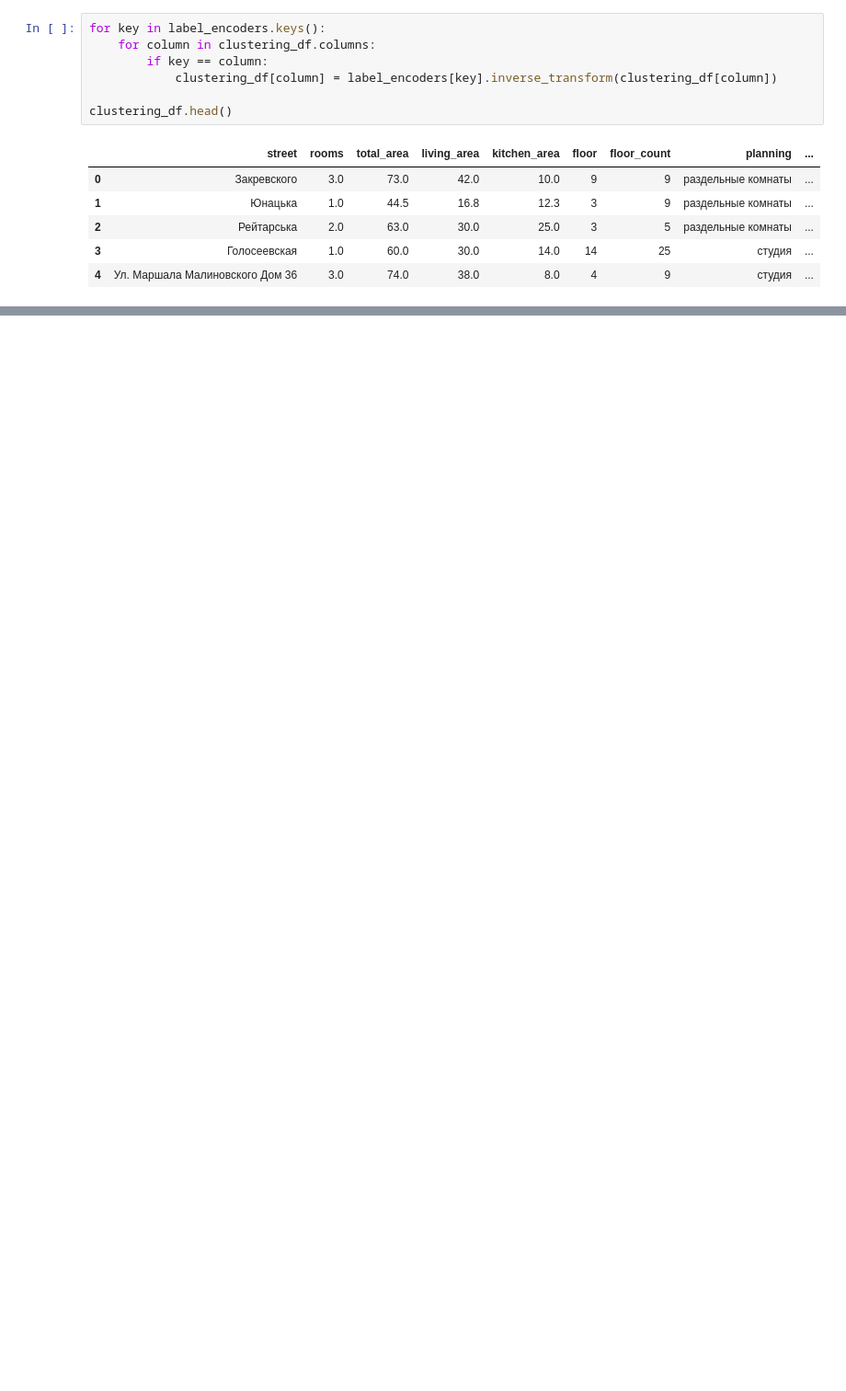
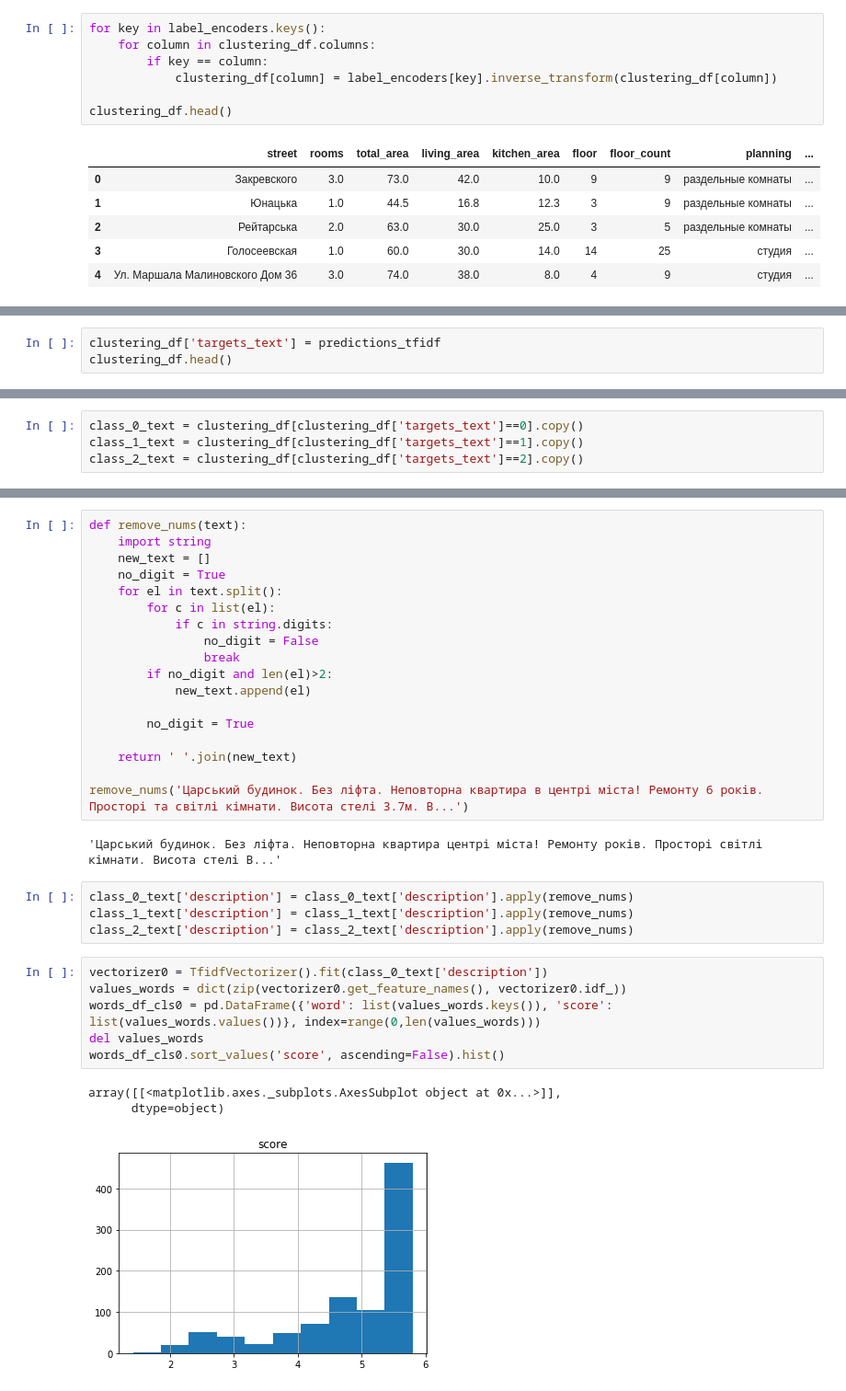
Before and after one commit to witcher346/Data-Science-Notebooks, a Jupyter notebook: Exploring_mesto_ua_dataset.ipynb, the cells around one changed output, grey strips where cells are left out. Shown at 92% size. Drawn from its saved outputs; the diff is of its cells as text; blank space fills up the shorter version.

Commit message:
Word exploration in 3 classes

```diff
--- a/Exploring_mesto_ua_dataset.ipynb
+++ b/Exploring_mesto_ua_dataset.ipynb
@@ -456,0 +471,3 @@ class_1.head(15)
+# %%
+clustering_df['targets_text'] = predictions_tfidf
+clustering_df.head()
@@ -456,0 +481,4 @@ class_1.head(15)
+# %%
+class_0_text = clustering_df[clustering_df['targets_text']==0].copy()
+class_1_text = clustering_df[clustering_df['targets_text']==1].copy()
+class_2_text = clustering_df[clustering_df['targets_text']==2].copy()
@@ -456,0 +528,34 @@ class_1.head(15)
+# %%
+def remove_nums(text):
+    import string
+    new_text = []
+    no_digit = True
+    for el in text.split():
+        for c in list(el):
+            if c in string.digits:
+                no_digit = False
+                break
+        if no_digit and len(el)>2:
+            new_text.append(el)
+
+        no_digit = True
+
+    return ' '.join(new_text)
+
+remove_nums('Царський будинок. Без ліфта. Неповторна квартира в центрі міста! Ремонту 6 років. Просторі та світлі кімнати. Висота стелі 3.7м. В...')
+# %% [output]
+'Царський будинок. Без ліфта. Неповторна квартира центрі міста! Ремонту років. Просторі світлі кімнати. Висота стелі В...'
+# %%
+class_0_text['description'] = class_0_text['description'].apply(remove_nums)
+class_1_text['description'] = class_1_text['description'].apply(remove_nums)
+class_2_text['description'] = class_2_text['description'].apply(remove_nums)
+# %%
+vectorizer0 = TfidfVectorizer().fit(class_0_text['description'])
+values_words = dict(zip(vectorizer0.get_feature_names(), vectorizer0.idf_))
+words_df_cls0 = pd.DataFrame({'word': list(values_words.keys()), 'score': list(values_words.values())}, index=range(0,len(values_words)))
+del values_words
+words_df_cls0.sort_values('score', ascending=False).hist()
+# %% [output]
+array([[<matplotlib.axes._subplots.AxesSubplot object at 0x...>]],
+      dtype=object)
+[figure, added]
```
Also changed, not shown: parts of 15 cells of this notebook.
